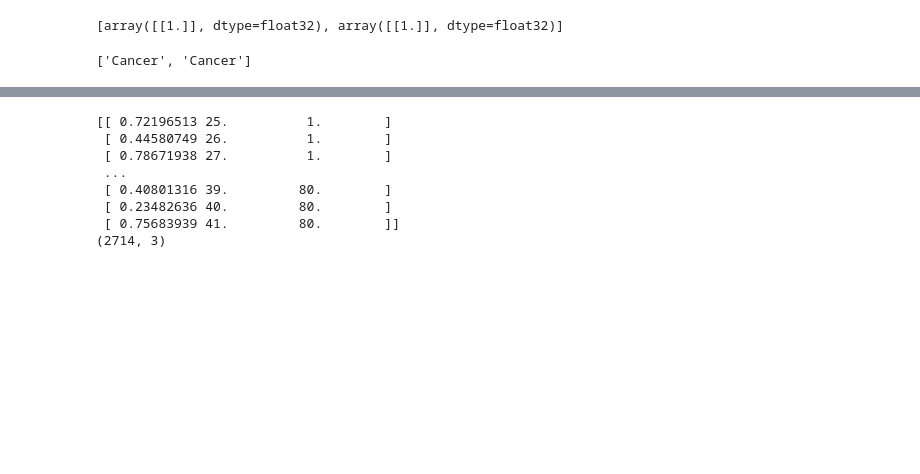
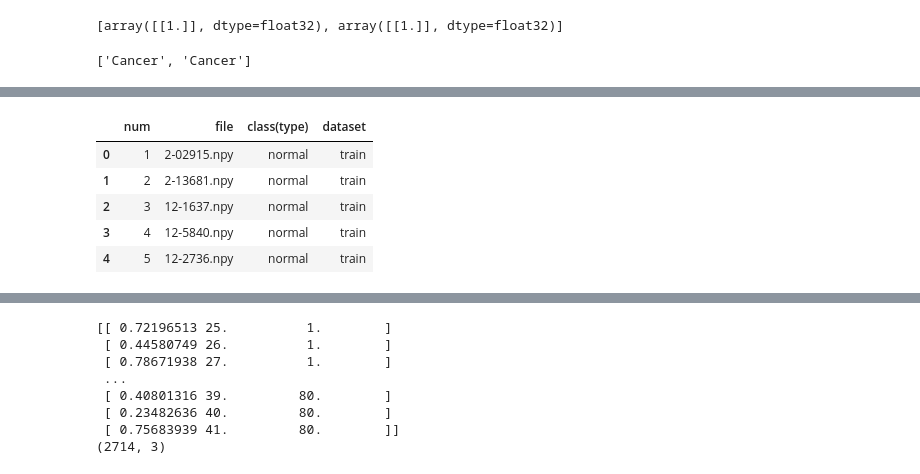
Before and after one commit to datax-lab/HipoMap, a Jupyter notebook: docs/source/quick_start/Tutorial.ipynb, the cells around one changed output, grey strips where cells are left out. Saved outputs shown, nothing was run; the diff lists cells and outputs as text; code cells hidden in the pictures; blank space fills up the shorter version.

```diff
--- a/docs/source/quick_start/Tutorial.ipynb
+++ b/docs/source/quick_start/Tutorial.ipynb
@@ -92,0 +93,13 @@
+# %%
+import pandas as pd
+
+base = pd.read_csv('/home/yeon/TryPackage/split1.csv')
+base.columns = ['num', 'file', 'class(type)', 'dataset']
+base.head()
+# %% [output]
+|  | num | file | class(type) | dataset |
+| 0 | 1 | 2-02915.npy | normal | train |
+| 1 | 2 | 2-13681.npy | normal | train |
+| 2 | 3 | 12-1637.npy | normal | train |
+| 3 | 4 | 12-5840.npy | normal | train |
+| 4 | 5 | 12-2736.npy | normal | train |
```
Also changed, not shown: parts of 12 cells of this notebook, 4 other files.
